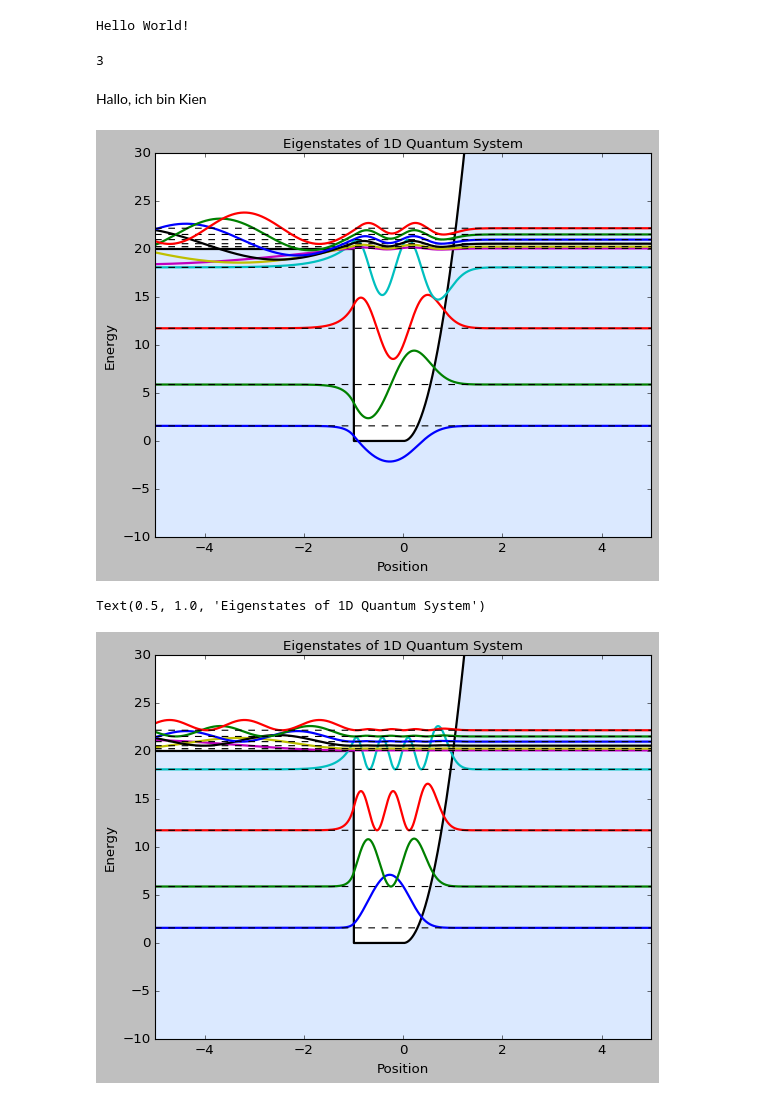
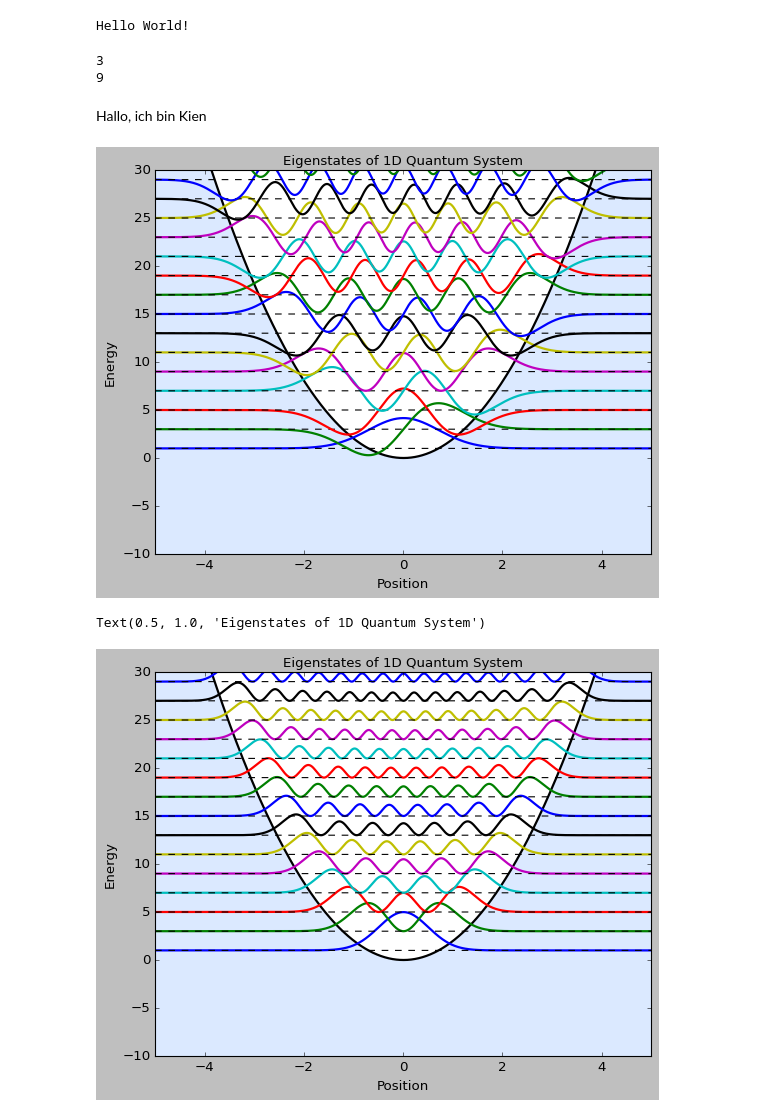
Before and after one commit to phamtrungkien8904/Code-Projects, a Jupyter notebook: Project Python/Duckeck/Test.ipynb, the cells around one changed output. Saved outputs shown, nothing was run; the diff lists cells and outputs as text; code cells hidden in the pictures.

```diff
--- a/Project Python/Duckeck/Test.ipynb
+++ b/Project Python/Duckeck/Test.ipynb
@@ -7,9 +7,10 @@ a = 1
 b = 2
 c = a + b
 print(c)
-d =
+print(c**2)
 # %% [output]
 3
+9
 # %% [markdown]
 Hallo, ich bin Kien
 # %%
@@ -28,47 +29,49 @@ x_max = 10
 Nx = int((x_max - x_min) / dx)
 x = np.linspace(x_min, x_max, Nx + 1)
 
-# Potential function
+# # Semi-harmonic oscillator potential
 V = np.zeros(Nx-1)
-# Semi-harmonic oscillator potential
+# for i in range(Nx-1):
+#     V[i] = 20 if x[i]<-2 else 0
+#     V[i] = 0 if x[i]>-2 and x[i]<1 else V[i]
+#     V[i] = 10*x[i]**2 if x[i]>0 else V[i]
 for i in range(Nx-1):
-    V[i] = 20 if x[i]<-1 else 0
-    V[i] = 0 if x[i]>-1 and x[i]<1 else V[i]
-    V[i] = 20*x[i]**2 if x[i]>0 else V[i]
+    V[i] = 2*x[i]**2
+
 # Halmiltonian matrix
 lamb = hbar**2/(2*m*dx**2)
 H =lamb*(np.diag(2*np.ones(Nx-1) + V/lamb,0) + (-1)*np.diag(np.ones(Nx-2),1) + (-1)*np.diag(np.ones(Nx-2),-1))
 E,psi = np.linalg.eigh(H)  # Eigenvalue decomposition
 psi = psi.T
 
 # Plot Eigenstates
-N = 10  # Number of eigenstates to plot
+N = 50  # Number of eigenstates to plot
 plt.plot(x[1:-1], V, lw=2, label='V(x)', color='k')
 plt.fill_between(x[1:-1], -10, V, color='#dbe9ff')
 for i in range(N):
     plt.plot(x[1:-1], E[i] + 50*np.real(psi[i,:]), lw=2, label=f'n={i+1}, E={E[i]:.2f}')
     plt.plot(x[1:-1], np.full_like(x[1:-1], E[i]), lw=1, ls='--', color='k')
 plt.xlim(-5,5)
 plt.ylim(-10,30)
 plt.xlabel('Position', fontsize=12)
 plt.ylabel('Energy', fontsize=12)
 plt.title('Eigenstates of 1D Quantum System', fontsize=12)
 # plt.legend()
 # plt.savefig('eigenstate.eps', format='eps', bbox_inches='tight')
 plt.show()
 
 # Plot Probability Density of Eigenstates
 plt.plot(x[1:-1], V, lw=2, label='V(x)', color='k')
 plt.fill_between(x[1:-1], -10, V, color='#dbe9ff')
 for i in range(N):
     plt.plot(x[1:-1], E[i] + 1000*np.abs(psi[i,:])**2, lw=2, label=f'n={i+1}, E={E[i]:.2f}')
     plt.plot(x[1:-1], np.full_like(x[1:-1], E[i]), lw=1, ls='--', color='k')
 plt.xlim(-5,5)
 plt.ylim(-10,30)
 plt.xlabel('Position', fontsize=12)
 plt.ylabel('Energy', fontsize=12)
 plt.title('Eigenstates of 1D Quantum System', fontsize=12)
 # %% [output]
-[figure, old version]
+[figure, new version]
 Text(0.5, 1.0, 'Eigenstates of 1D Quantum System')
-[figure, old version]
+[figure, new version]
```
Also changed, not shown: 2 other files.
